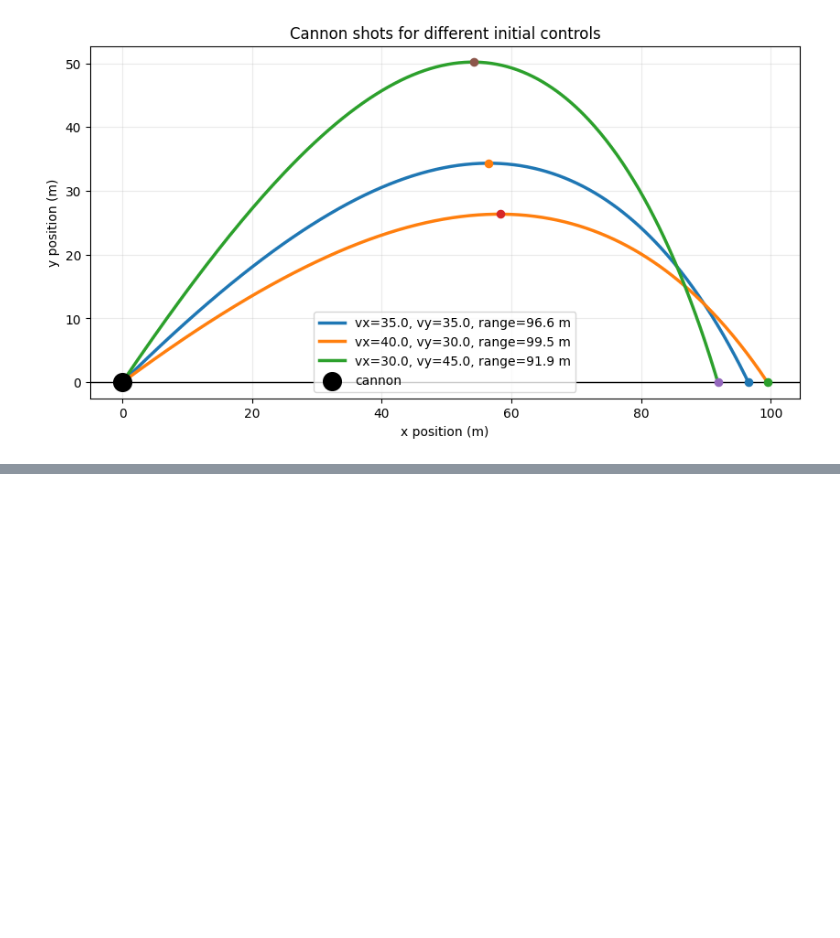
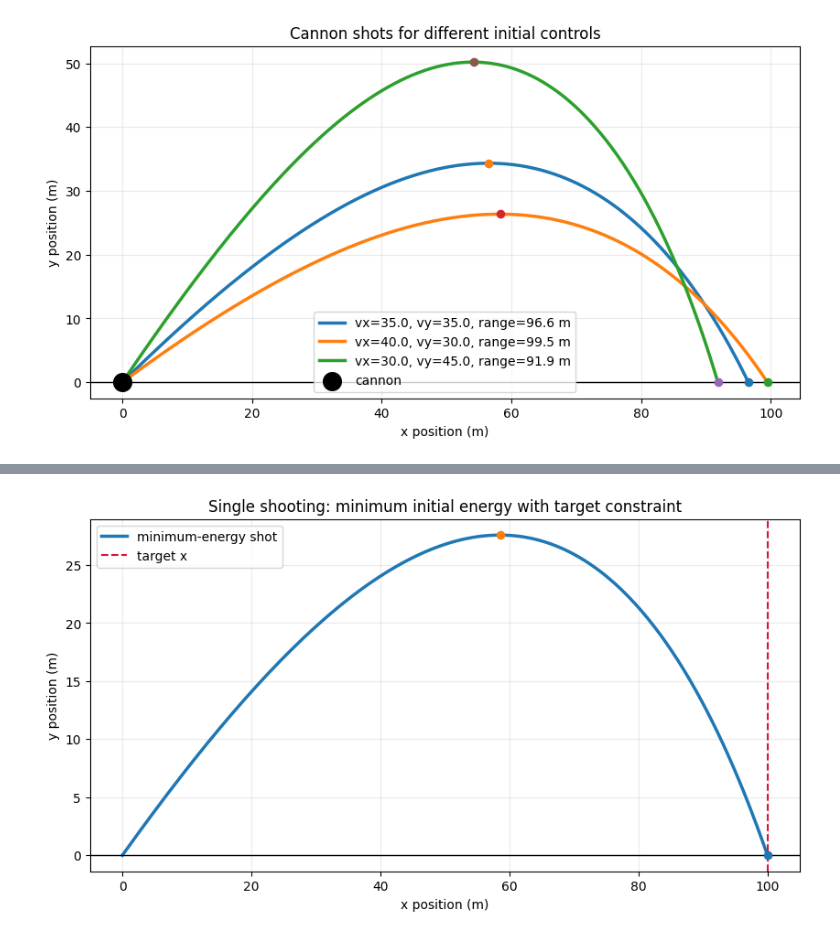
Before and after one commit to Horizon-42/optimization_learning, a Jupyter notebook: cannon.ipynb, the cells around one changed output, grey strips where cells are left out. Saved outputs shown, nothing was run; the diff lists cells and outputs as text; code cells hidden in the pictures; blank space fills up the shorter version.

Commit message:
Implement single shooting optimization

```diff
--- a/cannon.ipynb
+++ b/cannon.ipynb
@@ -95 +95,92 @@ plt.show()
 Only change init state, use simulation to optimize.
+# %%
+from scipy.optimize import minimize
+
+# Single shooting with minimum initial energy:
+# 1. Decision variable z = [vx0, vy0].
+# 2. Objective: minimize initial kinetic energy.
+# 3. Constraint: after one simulated shot, the landing x should match target_x.
+#
+# Why not just use target error + energy in one loss?
+# That is a penalty method. It is useful, but the weight decides the trade-off.
+# Here, SLSQP lets us say the real goal more directly:
+# "hit the target, and among those shots, use the least initial energy."
+
+target_x = 100.0
+
+target_y = 0.0  # landing interpolation already makes final y close to 0
+mass = 1.0      # use 1 kg for now, so energy mainly compares control size
+
+initial_guess = np.array([45.0, 40.0])
+bounds = [
+    (0.0, 100.0),  # vx0 lower/upper bound
+    (0.0, 100.0),  # vy0 lower/upper bound
+]
+
+
+def initial_energy_objective(z):
+    """Objective function: minimize initial kinetic energy.
+
+    Your task:
+    - Read z as [vx0, vy0].
+    - Use E = 1/2 * m * (vx0^2 + vy0^2).
+    - Return one scalar energy value.
+    """
+    control = np.asarray(z, dtype=float)
+
+    # TODO: unpack vx0 and vy0 from control.
+    # TODO: compute and return initial kinetic energy.
+    vx0, vy0 = control
+    energy = 0.5 * mass * (vx0**2 + vy0**2)
+    return energy
+
+
+def target_range_constraint(z):
+    """Equality constraint for SLSQP.
+
+    SLSQP treats this as satisfied when the returned value is close to 0.
+    For this problem, return: landing_x - target_x.
+    """
+    control = np.asarray(z, dtype=float)
+    trajectory = simulate_shot(control, c=0.01, dt=0.02, max_time=20.0)
+    final_state = trajectory[-1]
+
+    # TODO: extract landing_x from final_state.
+    # Hint: state format is [x, y, vx, vy].
+    landing_x = final_state[0]
+
+    # TODO: return landing_x - target_x.
+    return landing_x - target_x
+
+
+constraints = [
+    {"type": "eq", "fun": target_range_constraint},
+]
+
+
+# After you finish the two TODO functions, uncomment this block:
+result = minimize(
+    initial_energy_objective,
+    initial_guess,
+    method="SLSQP",
+    bounds=bounds,
+    constraints=constraints,
+)
+
+best_control = result.x
+print(result)
+print("best control:", best_control)
+print("initial energy:", initial_energy_objective(best_control))
+print("range error:", target_range_constraint(best_control))
+
+fig, ax = plt.subplots(figsize=(10, 5))
+best_trajectory = plot_shot(best_control, ax=ax, label="minimum-energy shot")
+ax.axvline(target_x, color="crimson", linestyle="--", label="target x")
+ax.axhline(0, color="black", linewidth=1)
+ax.set_title("Single shooting: minimum initial energy with target constraint")
+ax.set_xlabel("x position (m)")
+ax.set_ylabel("y position (m)")
+ax.grid(True, alpha=0.25)
+ax.legend()
+plt.show()
+# %% [output]
@@ -95,0 +200 @@ Only change init state, use simulation to optimize.
+[figure, added]
```
Also changed, not shown: parts of 3 cells of this notebook.
